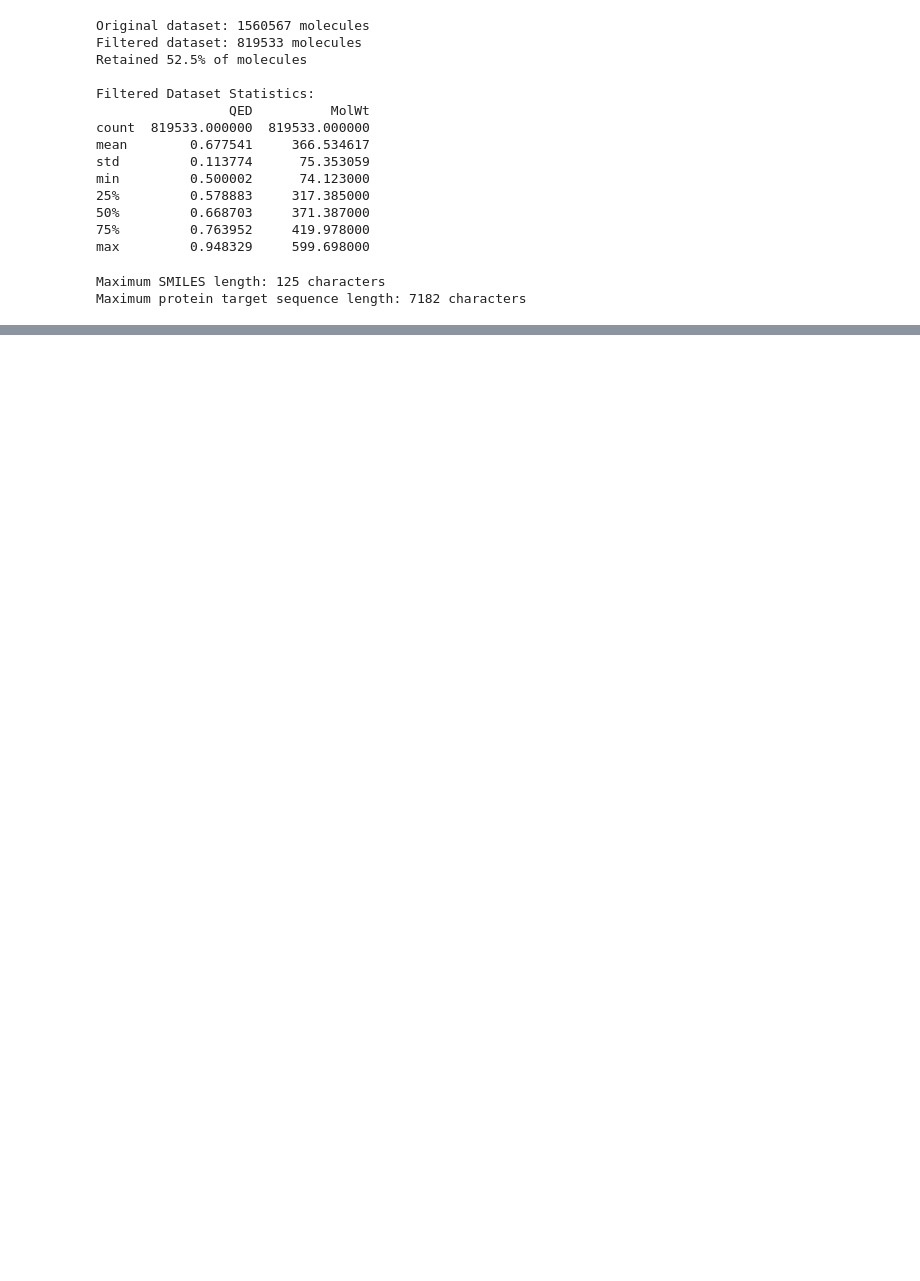
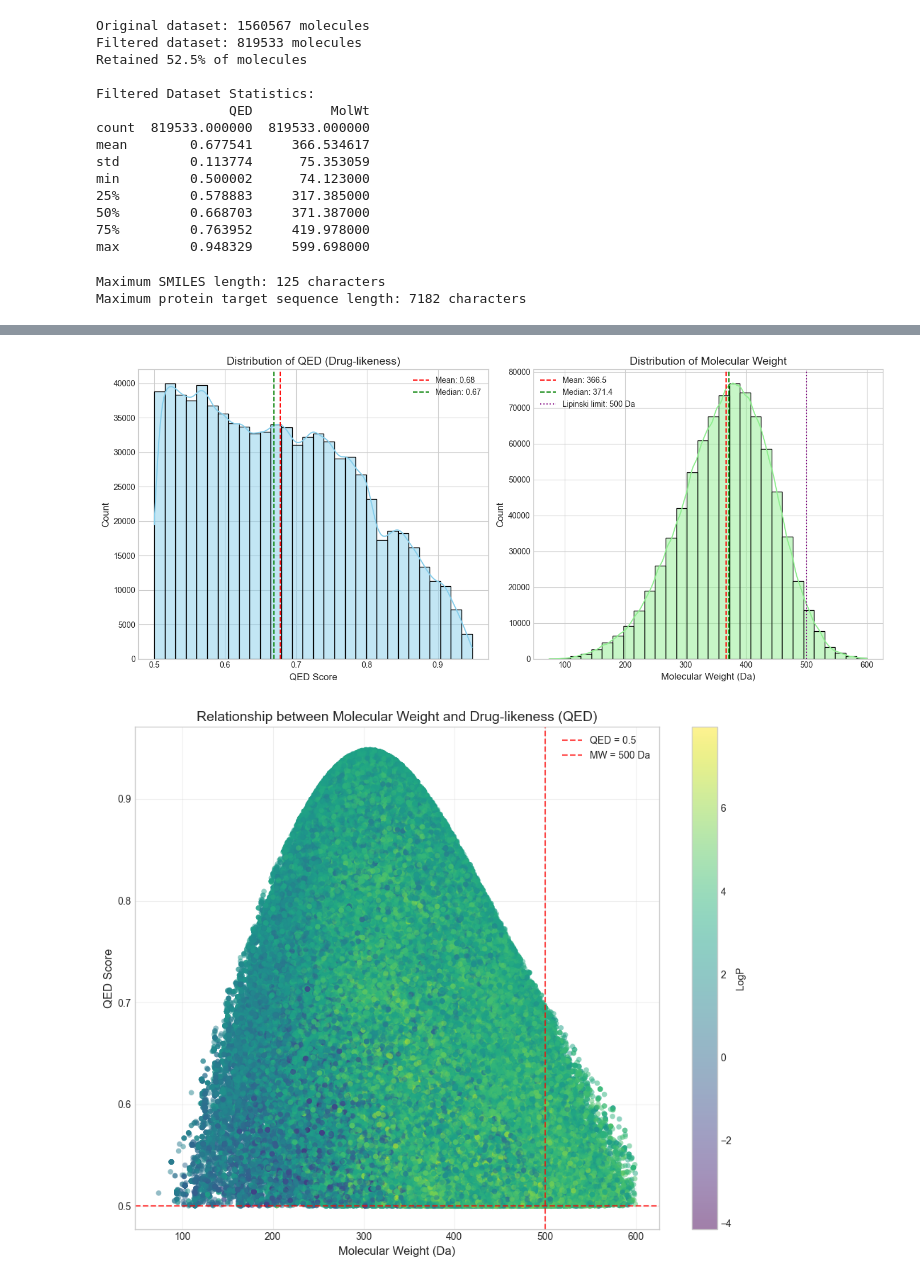
Before and after one commit to https-kanika/MolGenX-backend, a Jupyter notebook: EDA/bindingdb-eda.ipynb, the cells around one changed output, grey strips where cells are left out. Drawn from its saved outputs; the diff is of its cells as text; code cells hidden in the pictures; blank space fills up the shorter version.

```diff
--- a/EDA/bindingdb-eda.ipynb
+++ b/EDA/bindingdb-eda.ipynb
@@ -698,0 +798,67 @@ filtered_df.to_csv('high_qed_optimal_weight_compounds.csv', index=False)
+# %%
+import matplotlib.pyplot as plt
+import seaborn as sns
+import numpy as np
+
+# Set style for better visualizations
+plt.style.use('seaborn-v0_8-whitegrid')
+
+# Create a figure for the distributions
+fig, axes = plt.subplots(1, 2, figsize=(14, 6))
+
+# Plot QED distribution
+sns.histplot(data=df, x='QED', kde=True, bins=30, color='skyblue', ax=axes[0])
+axes[0].axvline(df['QED'].mean(), color='red', linestyle='--',
+               label=f'Mean: {df["QED"].mean():.2f}')
+axes[0].axvline(df['QED'].median(), color='green', linestyle='--',
+               label=f'Median: {df["QED"].median():.2f}')
+axes[0].set_title('Distribution of QED (Drug-likeness)', fontsize=14)
+axes[0].set_xlabel('QED Score', fontsize=12)
+axes[0].set_ylabel('Count', fontsize=12)
+axes[0].legend()
+
+# Plot Molecular Weight distribution
+sns.histplot(data=df, x='MolWt', kde=True, bins=30, color='lightgreen', ax=axes[1])
+axes[1].axvline(df['MolWt'].mean(), color='red', linestyle='--',
+               label=f'Mean: {df["MolWt"].mean():.1f}')
+axes[1].axvline(df['MolWt'].median(), color='green', linestyle='--',
+               label=f'Median: {df["MolWt"].median():.1f}')
+axes[1].set_title('Distribution of Molecular Weight', fontsize=14)
+axes[1].set_xlabel('Molecular Weight (Da)', fontsize=12)
+axes[1].set_ylabel('Count', fontsize=12)
+axes[1].legend()
+
+# Add a reference line for Rule of 5 limit (500 Da)
+axes[1].axvline(500, color='purple', linestyle=':',
+               label='Lipinski limit: 500 Da')
+axes[1].legend()
+
+plt.tight_layout()
+plt.show()
+
+# Create a scatterplot to visualize relationship between QED and MolWt
+plt.figure(figsize=(10, 8))
+scatter = plt.scatter(df['MolWt'], df['QED'],
+                     alpha=0.5, c=df['LogP'], cmap='viridis',
+                     edgecolors='none', s=30)
+plt.colorbar(scatter, label='LogP')
+
+plt.axhline(0.5, color='red', linestyle='--', alpha=0.7, label='QED = 0.5')
+plt.axvline(500, color='red', linestyle='--', alpha=0.7, label='MW = 500 Da')
+
+plt.title('Relationship between Molecular Weight and Drug-likeness (QED)', fontsize=14)
+plt.xlabel('Molecular Weight (Da)', fontsize=12)
+plt.ylabel('QED Score', fontsize=12)
+plt.grid(True, alpha=0.3)
+plt.legend()
+plt.tight_layout()
+plt.show()
+
+# Print summary statistics
+print("QED Statistics:")
+print(df['QED'].describe())
+print("\nMolecular Weight Statistics:")
+print(df['MolWt'].describe())
+# %% [output]
+[figure, added]
+[figure, added]
```
Also changed, not shown: parts of 7 cells of this notebook, 4 other files.
